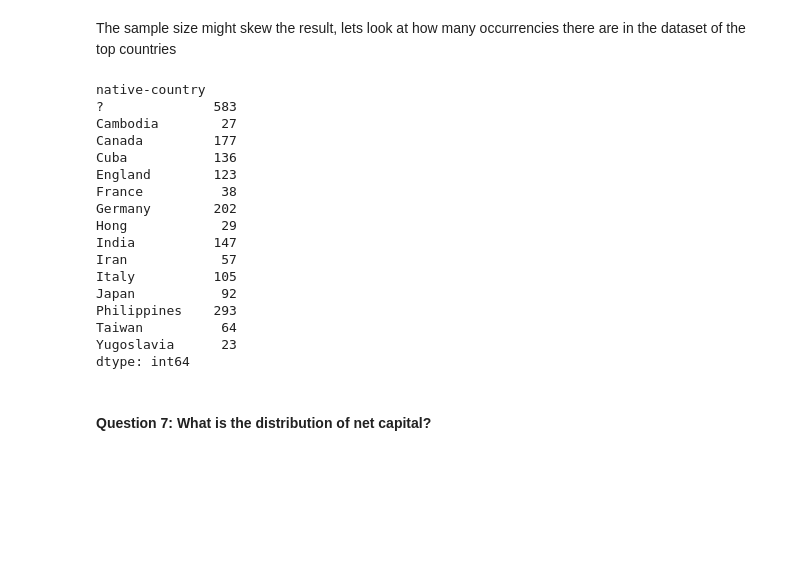
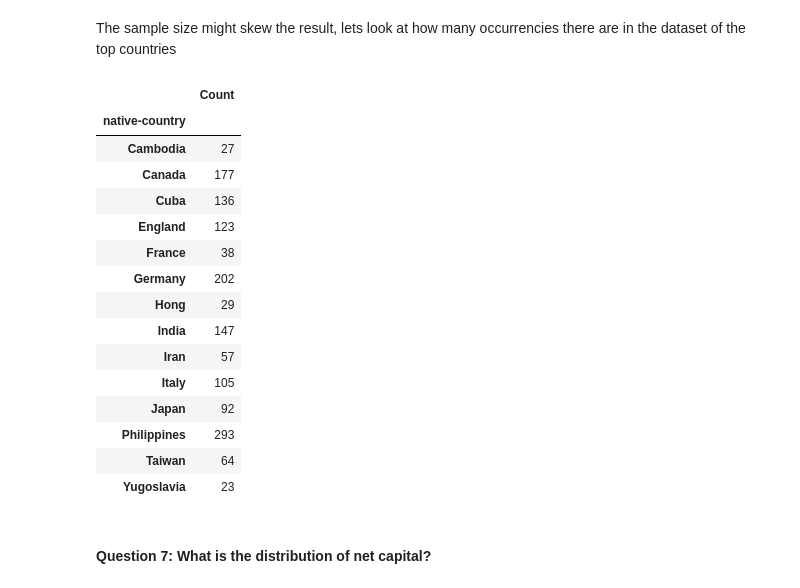
Before and after one commit to ss73/Programming-in-Python-Standard-and-External-Library-Packages-5KK048-53603, a Jupyter notebook: examination-track-2-salary-prediction.ipynb, the cells around one changed output. Drawn from its saved outputs; the diff is of its cells as text; code cells hidden in the pictures; blank space fills up the shorter version.

```diff
--- a/examination-track-2-salary-prediction.ipynb
+++ b/examination-track-2-salary-prediction.ipynb
@@ -220,25 +259,24 @@ plt.show()
 # %% [markdown]
 The sample size might skew the result, lets look at how many occurrencies there are in the dataset of the top countries
 # %%
-df_cleaned[df_cleaned['native-country'].isin(income_distribution.index)].groupby('native-country').size()
+pd.DataFrame(df_cleaned[df_cleaned['native-country'].isin([x for x in income_distribution.index if x != '?'])].groupby('native-country').size(), columns=['Count'])
 # %% [output]
-native-country
-?              583
-Cambodia        27
-Canada         177
-Cuba           136
-England        123
-France          38
-Germany        202
-Hong            29
-India          147
-Iran            57
-Italy          105
-Japan           92
-Philippines    293
-Taiwan          64
-Yugoslavia      23
-dtype: int64
+|  | Count |
+| native-country |  |
+| Cambodia | 27 |
+| Canada | 177 |
+| Cuba | 136 |
+| England | 123 |
+| France | 38 |
+| Germany | 202 |
+| Hong | 29 |
+| India | 147 |
+| Iran | 57 |
+| Italy | 105 |
+| Japan | 92 |
+| Philippines | 293 |
+| Taiwan | 64 |
+| Yugoslavia | 23 |
 # %% [markdown]
 #### Question 7: What is the distribution of net capital?
 # %%
```
Also changed, not shown: parts of 13 cells of this notebook.
